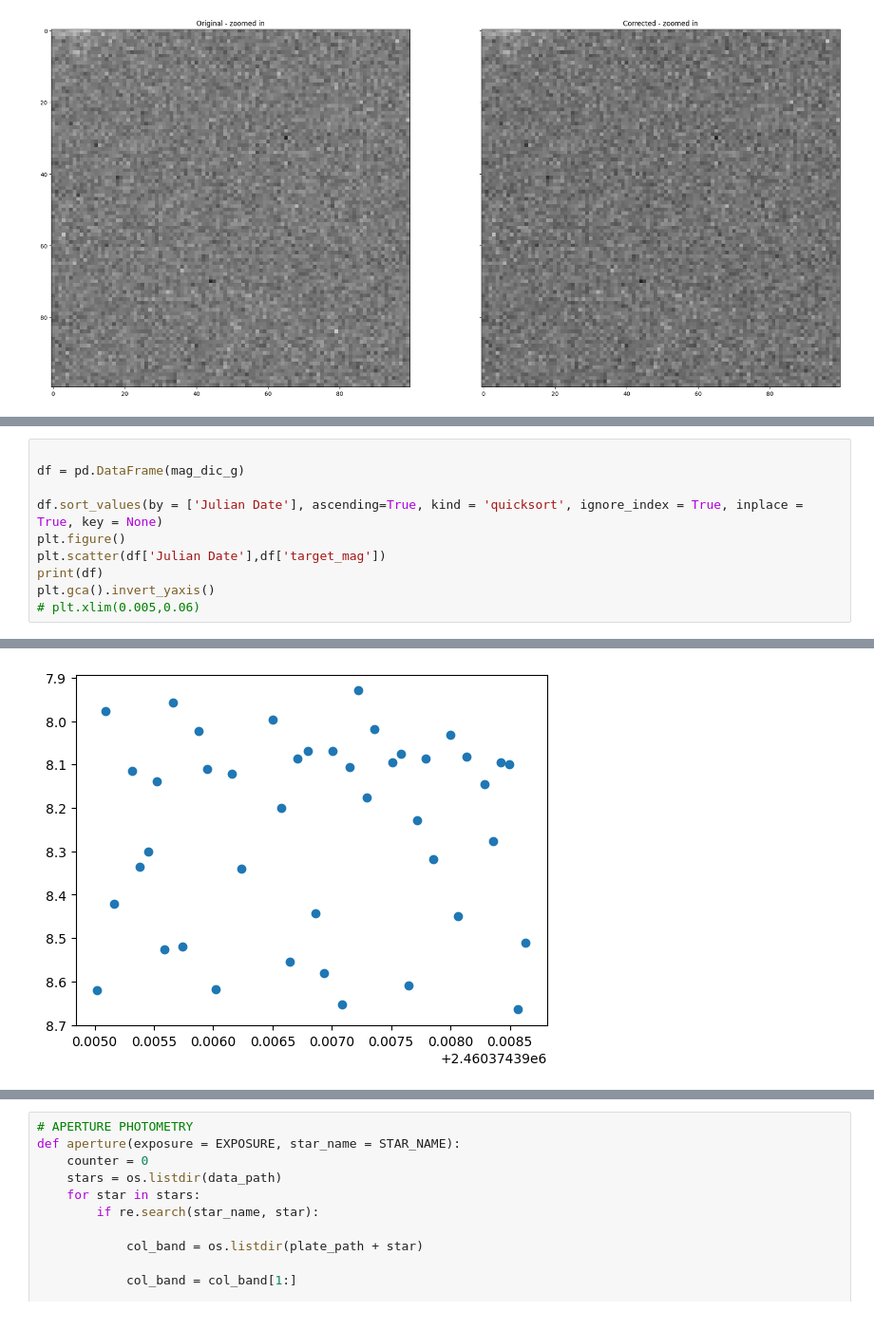
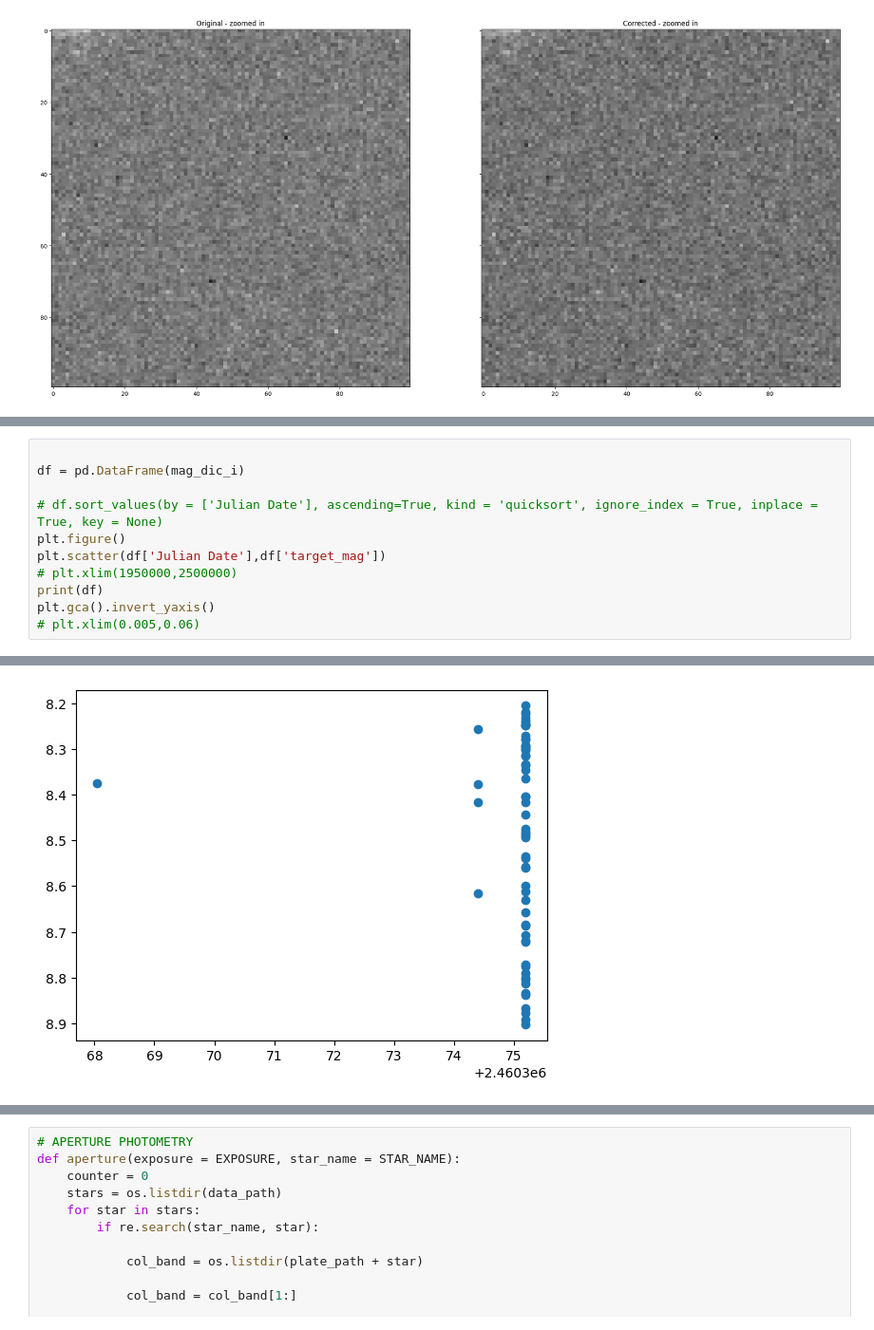
Before and after one commit to lewismcnish/Astronomy, a Jupyter notebook: Year_3/var.ipynb, the cells around one changed output, grey strips where cells are left out. Shown at 95% size. Cells and saved outputs as stored; diff of their text form.

```diff
--- a/Year_3/var.ipynb
+++ b/Year_3/var.ipynb
@@ -730,11 +741,12 @@ def aperture(exposure = EXPOSURE, star_name = STAR_NAME):
     print(counter)
 # %%
 
-df = pd.DataFrame(mag_dic_g)
+df = pd.DataFrame(mag_dic_i)
 
-df.sort_values(by = ['Julian Date'], ascending=True, kind = 'quicksort', ignore_index = True, inplace = True, key = None)
+# df.sort_values(by = ['Julian Date'], ascending=True, kind = 'quicksort', ignore_index = True, inplace = True, key = None)
 plt.figure()
 plt.scatter(df['Julian Date'],df['target_mag'])
+# plt.xlim(1950000,2500000)
 print(df)
 plt.gca().invert_yaxis()
 # plt.xlim(0.005,0.06)
@@ -759,4 +768,4 @@ plt.gca().invert_yaxis()
-[figure, old version]
+[figure, new version]
 # %%
 aperture()
 # %% [output]
```
Also changed, not shown: parts of 7 cells of this notebook, 5 other files.
